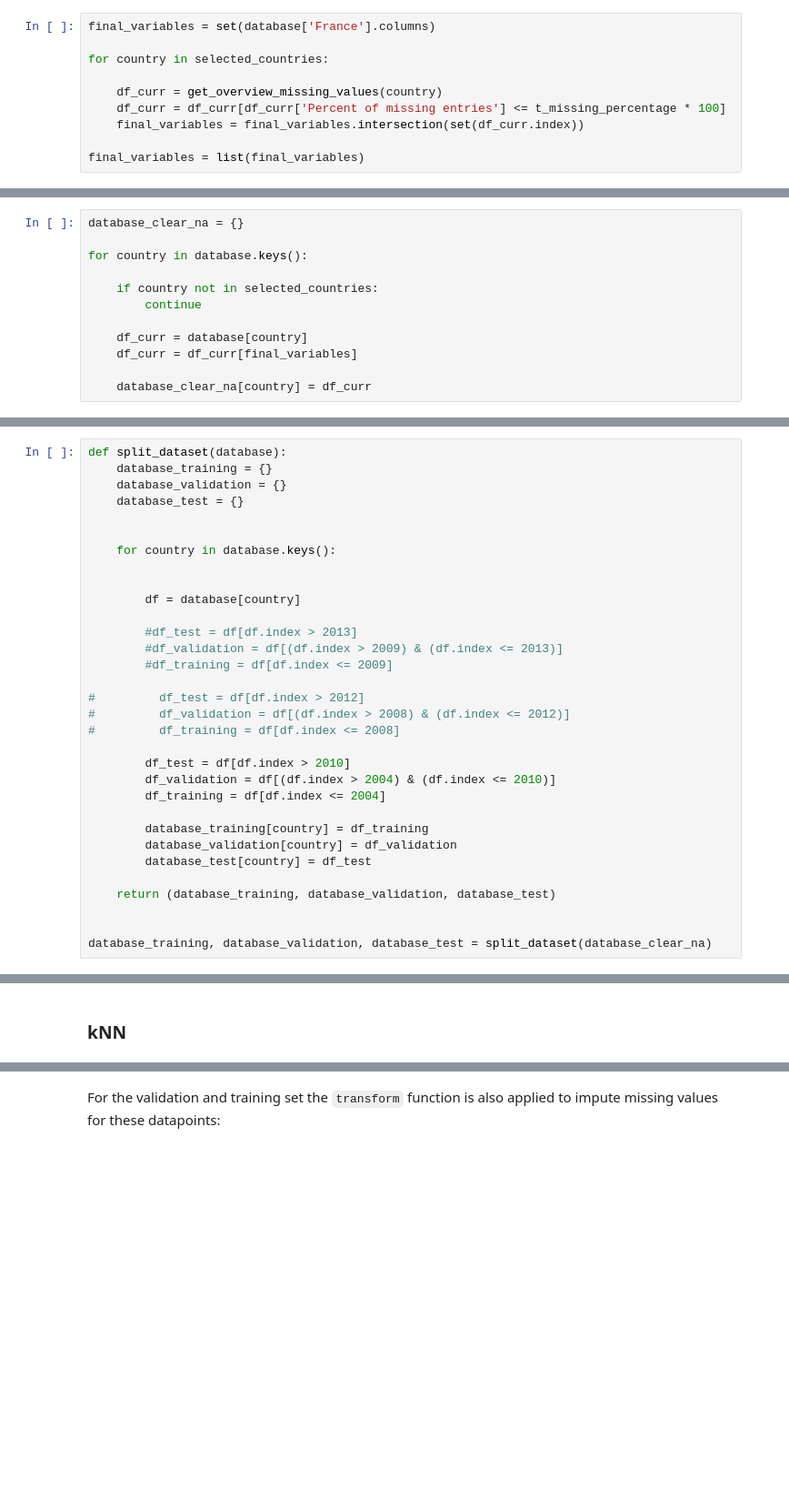
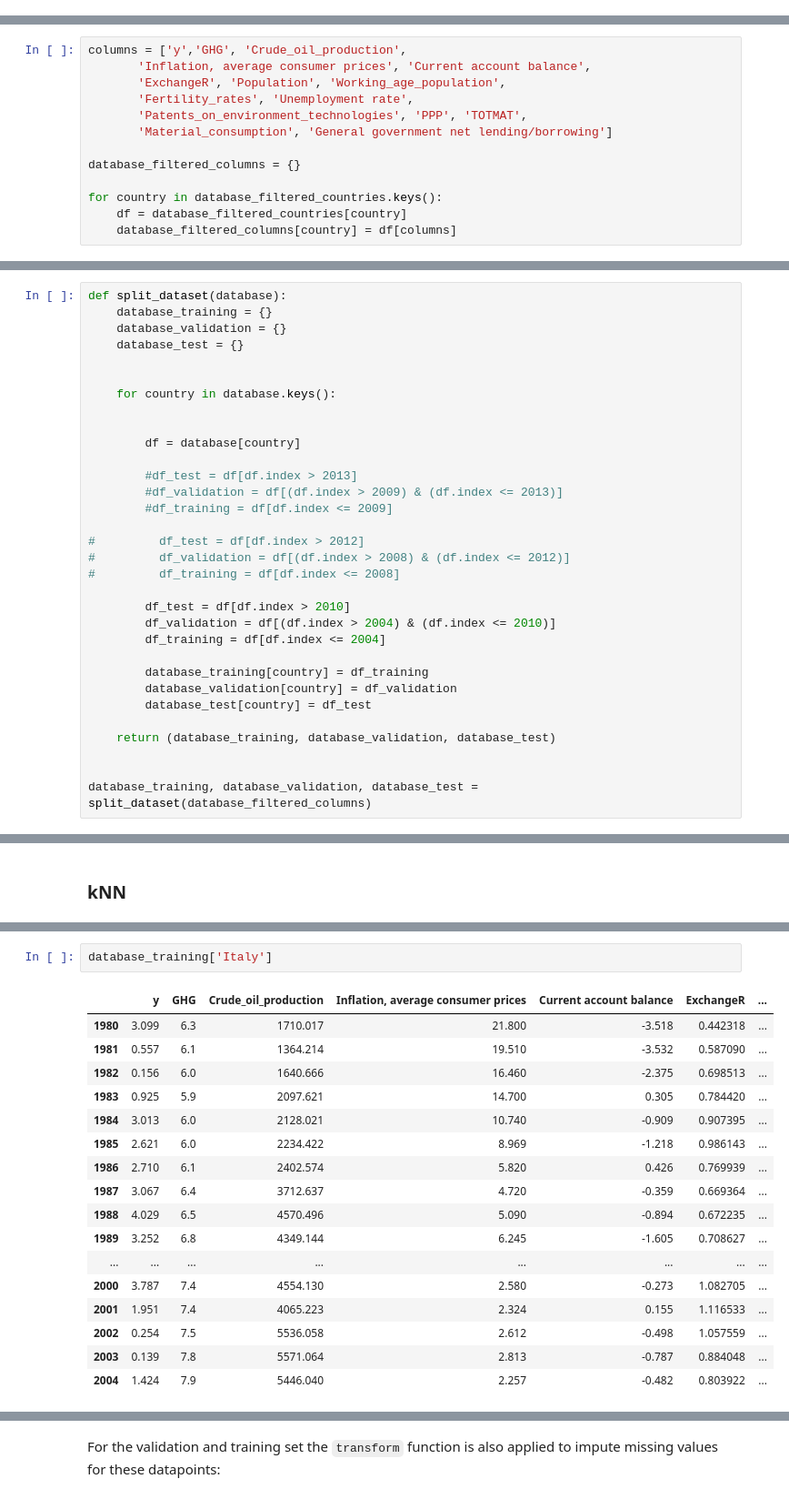
Before and after one commit to felix-ha/cfds_project, a Jupyter notebook: 01_project_notebook.ipynb, the cells around one changed output, grey strips where cells are left out. Shown: that part at 91% size. Cells and saved outputs as stored; diff of their text form; blank space fills up the shorter version.

```diff
--- a/01_project_notebook.ipynb
+++ b/01_project_notebook.ipynb
@@ -633,10 +688,0 @@ Now I compute the intersection of those variables to ensure that the qualifed va
-# %%
-final_variables = set(database['France'].columns)
-
-for country in selected_countries:
-
-    df_curr = get_overview_missing_values(country)
-    df_curr = df_curr[df_curr['Percent of missing entries'] <= t_missing_percentage * 100]
-    final_variables = final_variables.intersection(set(df_curr.index))
-
-final_variables = list(final_variables)
@@ -645,12 +688,0 @@ Now I can filter the whole database so that only countries with the selected var
-# %%
-database_clear_na = {}
-
-for country in database.keys():
-
-    if country not in selected_countries:
-        continue
-
-    df_curr = database[country]
-    df_curr = df_curr[final_variables]
-
-    database_clear_na[country] = df_curr
@@ -663,3 +706,16 @@ final_variables
+# %%
+columns = ['y','GHG', 'Crude_oil_production',
+       'Inflation, average consumer prices', 'Current account balance',
+       'ExchangeR', 'Population', 'Working_age_population',
+       'Fertility_rates', 'Unemployment rate',
+       'Patents_on_environment_technologies', 'PPP', 'TOTMAT',
+       'Material_consumption', 'General government net lending/borrowing']
+
+database_filtered_columns = {}
+
+for country in database_filtered_countries.keys():
+    df = database_filtered_countries[country]
+    database_filtered_columns[country] = df[columns]
 # %% [markdown]
 # Spliting the dataset
 
@@ -709,4 +765,4 @@ def split_dataset(database):
     return (database_training, database_validation, database_test)
 
 
-database_training, database_validation, database_test = split_dataset(database_clear_na)
+database_training, database_validation, database_test = split_dataset(database_filtered_columns)
@@ -734 +773,21 @@ df
+# %%
+database_training['Italy']
+# %% [output]
+|  | y | GHG | Crude_oil_production | Inflation, average consumer prices | Current account balance | ExchangeR | ... |
+| 1980 | 3.099 | 6.3 | 1710.017 | 21.800 | -3.518 | 0.442318 | ... |
+| 1981 | 0.557 | 6.1 | 1364.214 | 19.510 | -3.532 | 0.587090 | ... |
+| 1982 | 0.156 | 6.0 | 1640.666 | 16.460 | -2.375 | 0.698513 | ... |
+| 1983 | 0.925 | 5.9 | 2097.621 | 14.700 | 0.305 | 0.784420 | ... |
+| 1984 | 3.013 | 6.0 | 2128.021 | 10.740 | -0.909 | 0.907395 | ... |
+| 1985 | 2.621 | 6.0 | 2234.422 | 8.969 | -1.218 | 0.986143 | ... |
+| 1986 | 2.710 | 6.1 | 2402.574 | 5.820 | 0.426 | 0.769939 | ... |
+| 1987 | 3.067 | 6.4 | 3712.637 | 4.720 | -0.359 | 0.669364 | ... |
+| 1988 | 4.029 | 6.5 | 4570.496 | 5.090 | -0.894 | 0.672235 | ... |
+| 1989 | 3.252 | 6.8 | 4349.144 | 6.245 | -1.605 | 0.708627 | ... |
+| ... | ... | ... | ... | ... | ... | ... | ... |
+| 2000 | 3.787 | 7.4 | 4554.130 | 2.580 | -0.273 | 1.082705 | ... |
+| 2001 | 1.951 | 7.4 | 4065.223 | 2.324 | 0.155 | 1.116533 | ... |
+| 2002 | 0.254 | 7.5 | 5536.058 | 2.612 | -0.498 | 1.057559 | ... |
+| 2003 | 0.139 | 7.8 | 5571.064 | 2.813 | -0.787 | 0.884048 | ... |
+| 2004 | 1.424 | 7.9 | 5446.040 | 2.257 | -0.482 | 0.803922 | ... |
 # %%
```
Also changed, not shown: parts of 77 cells of this notebook, 4 other files.
